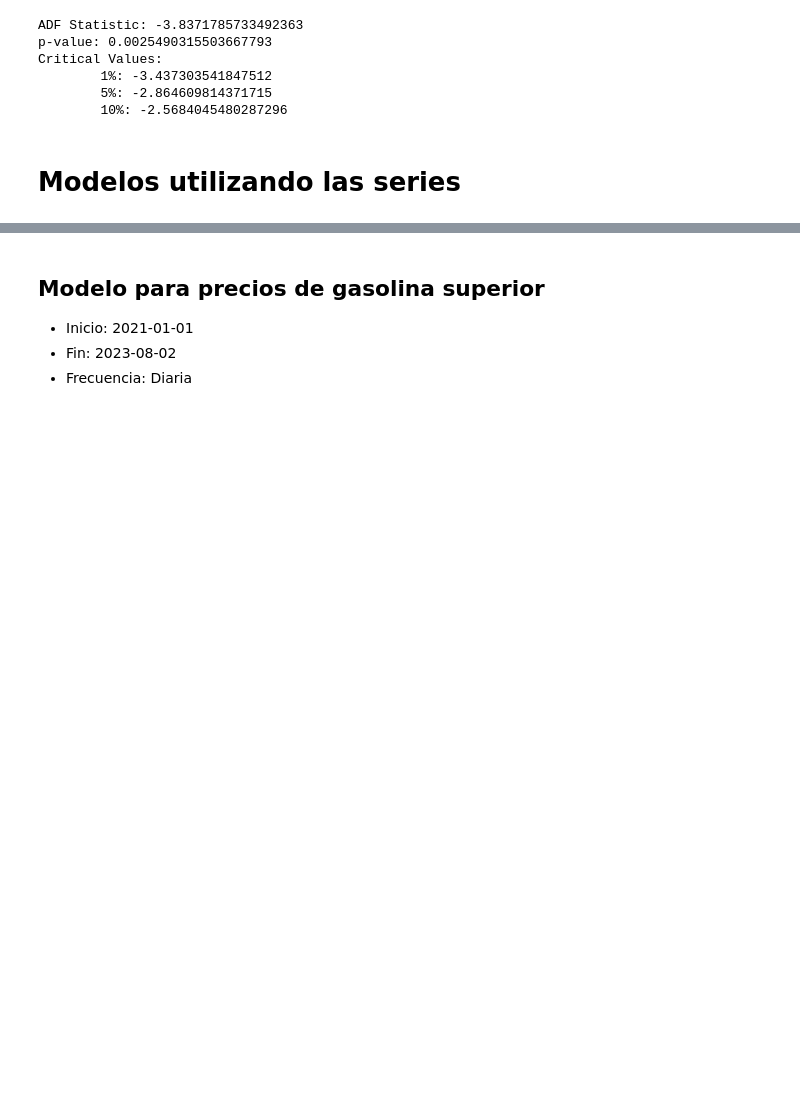
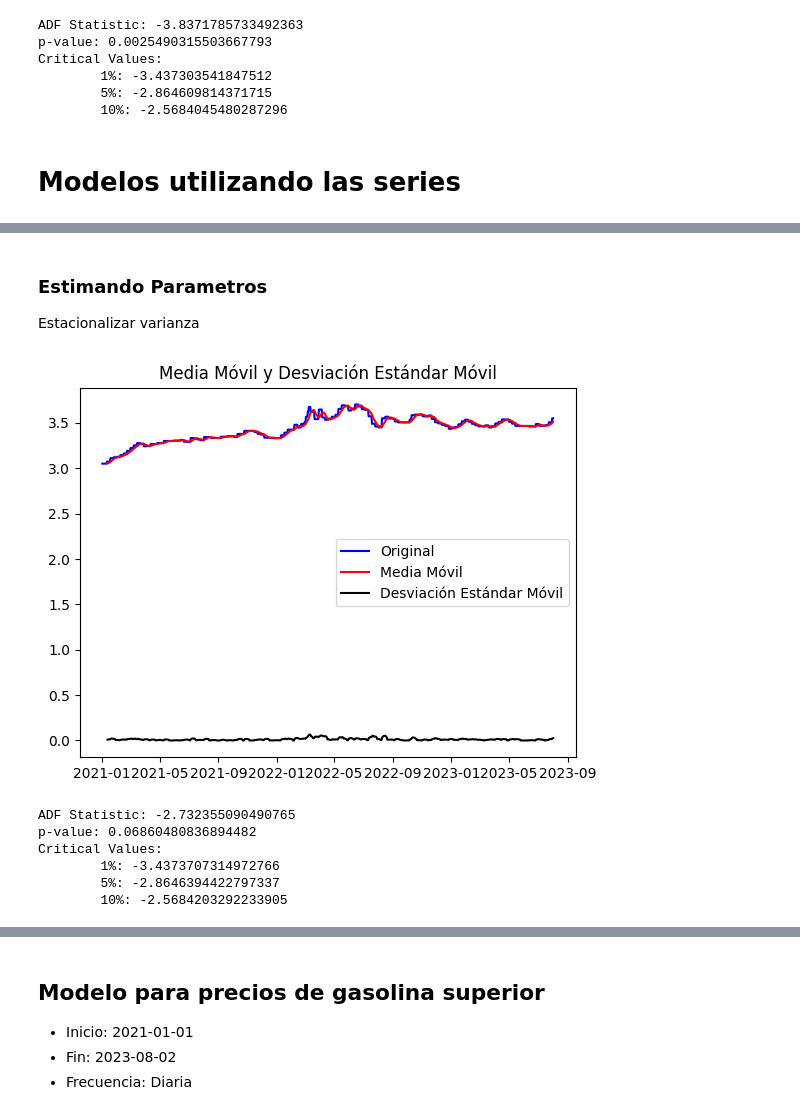
Before and after one commit to MGonza20/Lab2_DataScience, a Jupyter notebook: gasolina.ipynb, the cells around one changed output, grey strips where cells are left out. Cells and saved outputs as stored; diff of their text form; code cells hidden in the pictures; blank space fills up the shorter version.

```diff
--- a/gasolina.ipynb
+++ b/gasolina.ipynb
@@ -132,0 +149,15 @@ Critical Values:
+# %% [markdown]
+### Estimando Parametros
+
+Estacionalizar varianza
+# %%
+regular_df_log = np.log(regular_df)
+get_stationarity(regular_df_log, 'regular')
+# %% [output]
+[figure, added]
+ADF Statistic: -2.732355090490765
+p-value: 0.06860480836894482
+Critical Values:
+        1%: -3.4373707314972766
+        5%: -2.8646394422797337
+        10%: -2.5684203292233905
```
Also changed, not shown: parts of 5 cells of this notebook.
